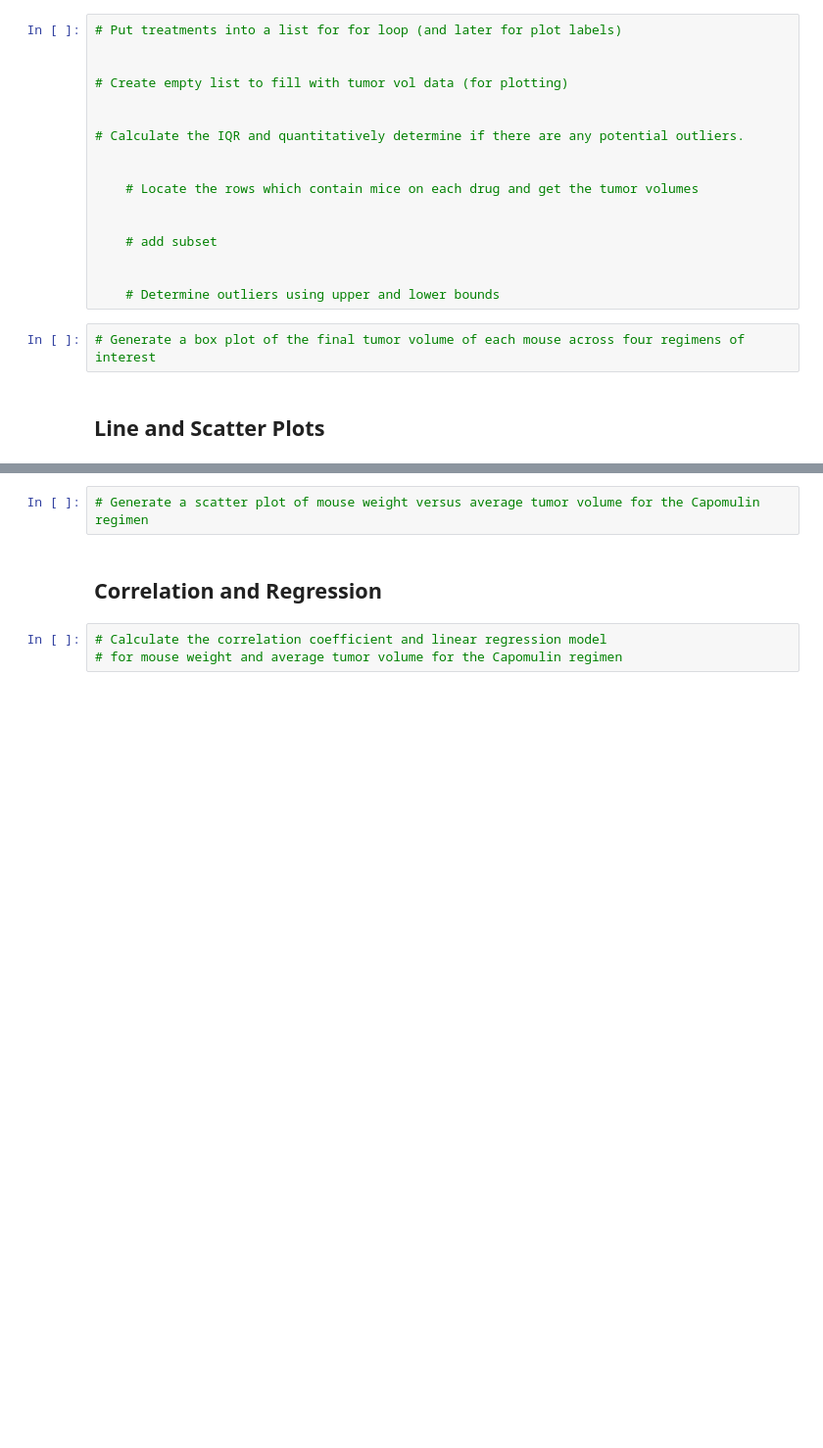
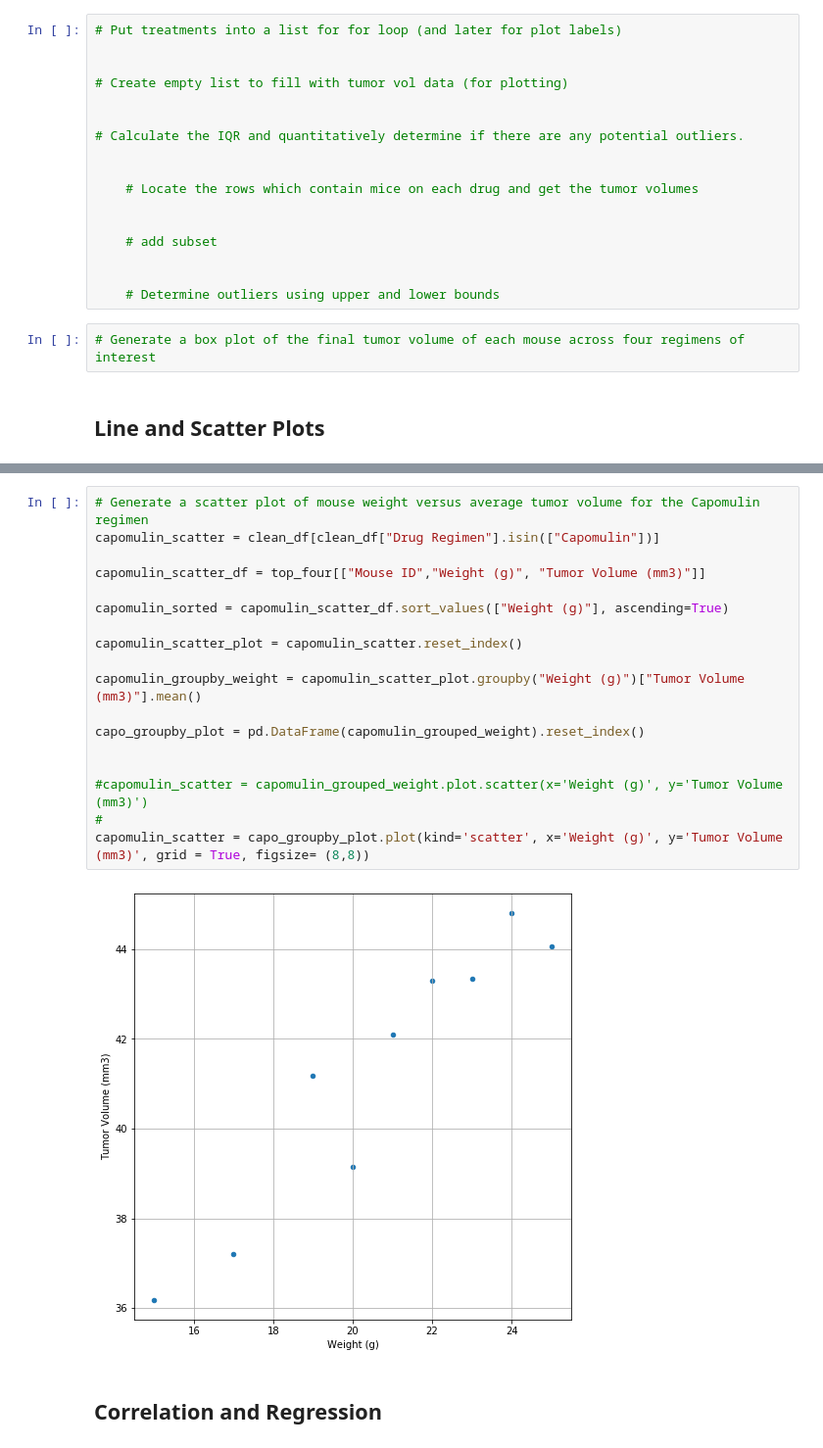
Before and after one commit to GStout17/Matplotlib-Challenge, a Jupyter notebook: Pymaceuticals_SCC _Tumor_Study.ipynb, the cells around one changed output, grey strips where cells are left out. Shown: that part at 98% size. Drawn from its saved outputs; the diff is of its cells as text; blank space fills up the shorter version.

Commit message:
Created line and scatter plots as well as linear regression model

```diff
--- a/Pymaceuticals_SCC _Tumor_Study.ipynb
+++ b/Pymaceuticals_SCC _Tumor_Study.ipynb
@@ -375,9 +375,24 @@ lines = line_plot_final.plot.line()
 # %% [output]
 [figure]
-# %%
-# Generate a scatter plot of mouse weight versus average tumor volume for the Capomulin regimen
+# %%
+# Generate a scatter plot of mouse weight versus average tumor volume for the Capomulin regimen
+capomulin_scatter = clean_df[clean_df["Drug Regimen"].isin(["Capomulin"])]
+
+capomulin_scatter_df = top_four[["Mouse ID","Weight (g)", "Tumor Volume (mm3)"]]
+
+capomulin_sorted = capomulin_scatter_df.sort_values(["Weight (g)"], ascending=True)
+
+capomulin_scatter_plot = capomulin_scatter.reset_index()
+
+capomulin_groupby_weight = capomulin_scatter_plot.groupby("Weight (g)")["Tumor Volume (mm3)"].mean()
+
+capo_groupby_plot = pd.DataFrame(capomulin_grouped_weight).reset_index()
+
+
+#capomulin_scatter = capomulin_grouped_weight.plot.scatter(x='Weight (g)', y='Tumor Volume (mm3)')
+#
+capomulin_scatter = capo_groupby_plot.plot(kind='scatter', x='Weight (g)', y='Tumor Volume (mm3)', grid = True, figsize= (8,8))
+# %% [output]
+[figure, added]
 # %% [markdown]
 ## Correlation and Regression
-# %%
-# Calculate the correlation coefficient and linear regression model
-# for mouse weight and average tumor volume for the Capomulin regimen
```
Also changed, not shown: parts of 6 cells of this notebook.
